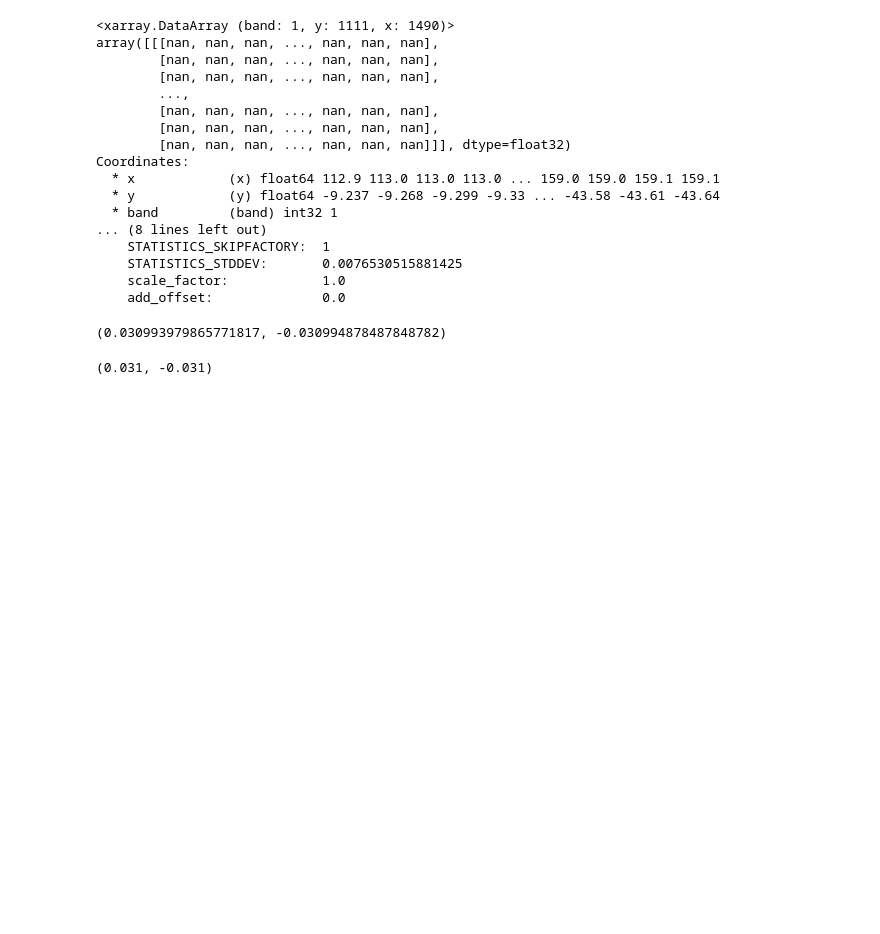
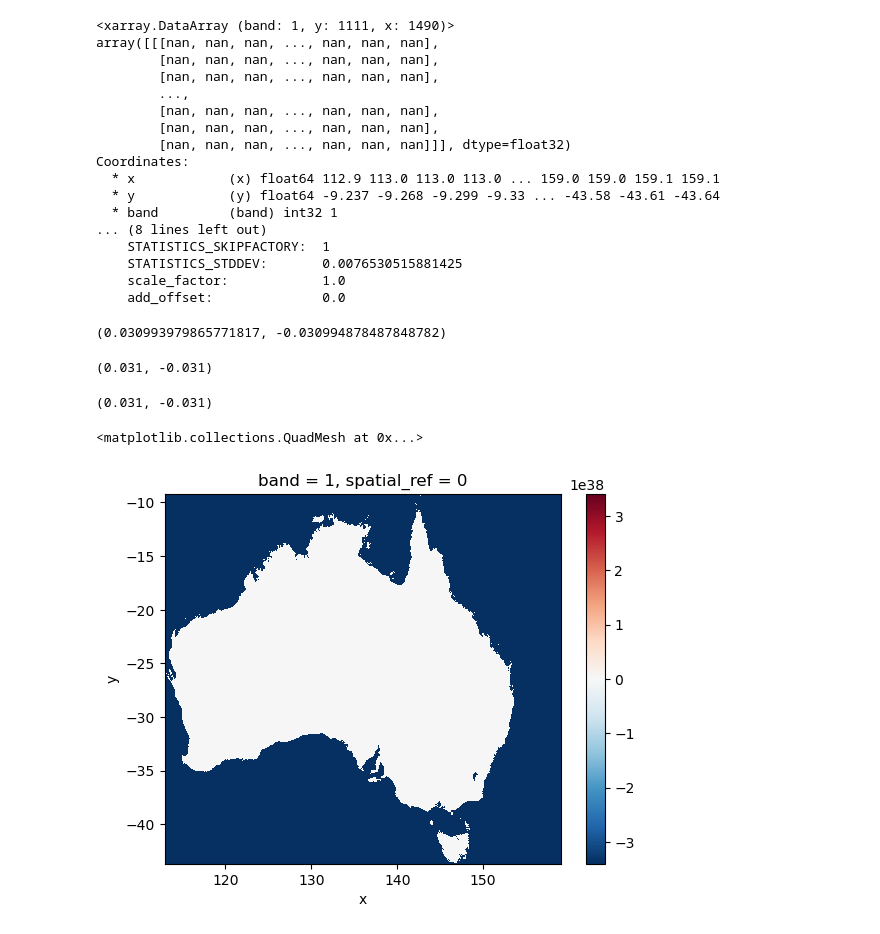
Before and after one commit to RichardScottOZ/AU-US-CAN-GEOPHYSICS, a Jupyter notebook: RIOXARRAY-RES-TEST.ipynb, the cells around one changed output. Drawn from its saved outputs; the diff is of its cells as text; code cells hidden in the pictures; blank space fills up the shorter version.

Commit message:
plot

```diff
--- a/RIOXARRAY-RES-TEST.ipynb
+++ b/RIOXARRAY-RES-TEST.ipynb
@@ -91,0 +94,32 @@ usgs['GeophysicsGravity_HGM_USCanada.tif'].rio.resolution()
+# %%
+gravdir = r'D:\Geophysics\_GeophysicalDatGravAus'
+source_ds = gdal.Open(gravdir + "\\" + 'GeophysicsGravity_HGM_Australia.tif')
+
+gravdir = r'D:\\Geophysics\_GeophysicalDatGrav'
+
+# Open the target raster to get its geotransform and spatial reference
+target_ds = gdal.Open(gravdir + "\\" + 'GeophysicsGravity_HGM_USCanada.tif')
+target_geo_transform = target_ds.GetGeoTransform()
+target_spatial_ref = target_ds.GetSpatialRef()
+
+# Create a new dataset for the reprojected raster
+reproj_ds = gdal.Warp('reprojected.tif', source_ds,
+                      format='GTiff',
+                      xRes=target_geo_transform[1],
+                      yRes=target_geo_transform[5],
+                      dstSRS=target_spatial_ref)
+
+# Close the datasets
+source_ds = None
+target_ds = None
+reproj_ds = None
+
+reproj = rioxarray.open_rasterio('reprojected.tif')
+reproj.rio.resolution()
+# %% [output]
+(0.031, -0.031)
+# %%
+reproj.plot(rob)
+# %% [output]
+<matplotlib.collections.QuadMesh at 0x...>
+[figure, added]
```
Also changed, not shown: parts of 1 cell of this notebook.
